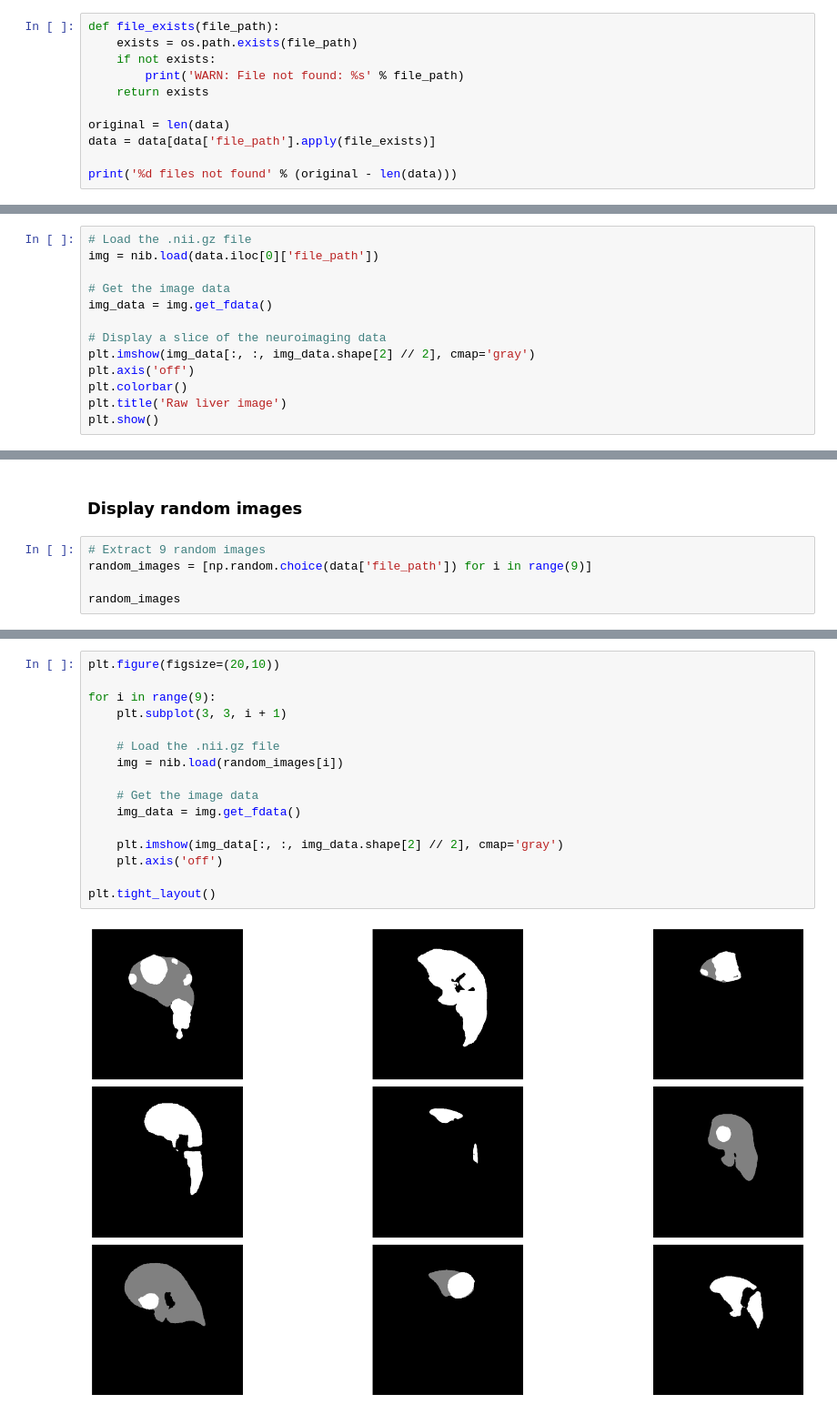
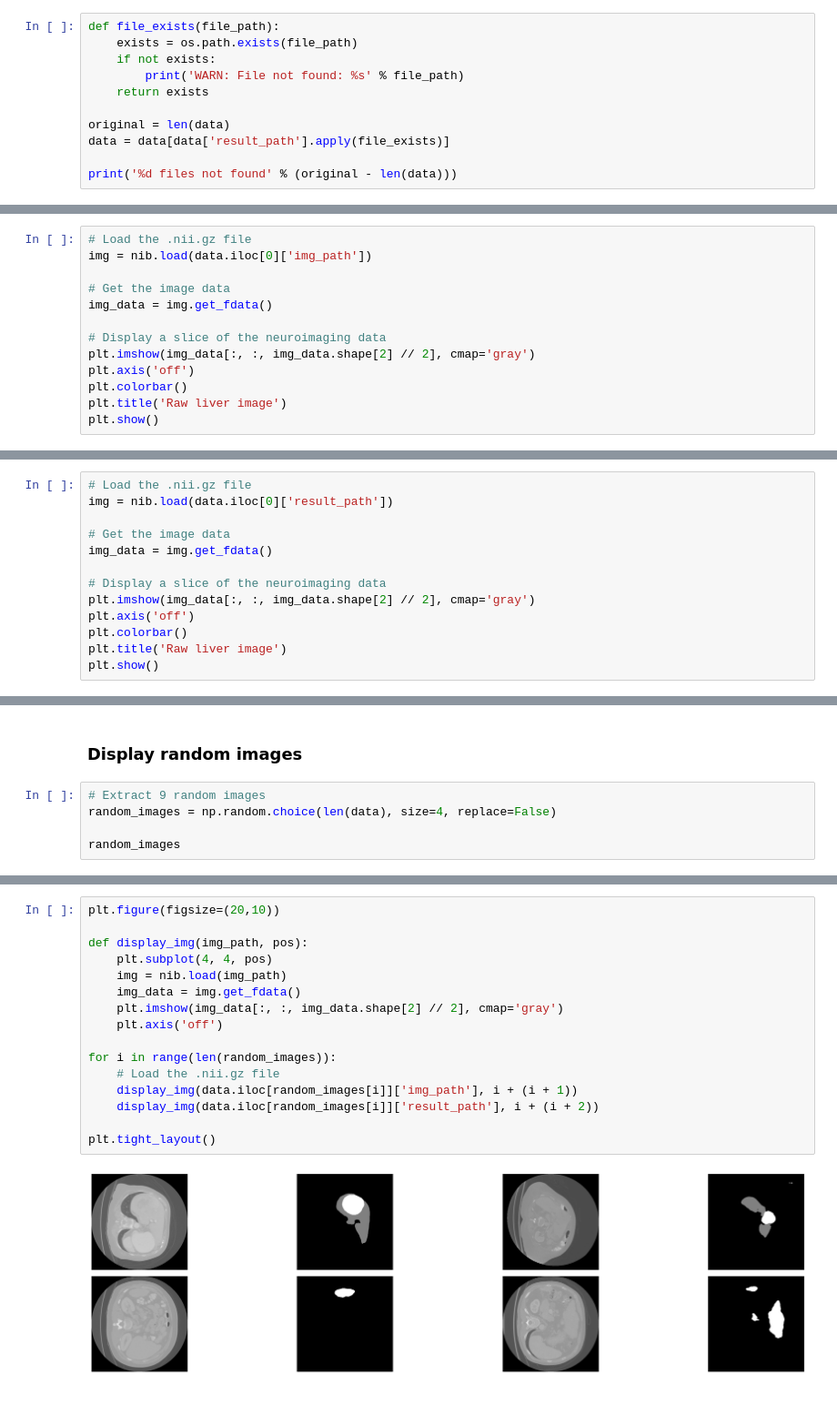
Before and after one commit to McSonk/2024-img-challenge, a Jupyter notebook: explanation.ipynb, the cells around one changed output, grey strips where cells are left out. Shown at 91% size. Saved outputs shown, nothing was run; the diff lists cells and outputs as text.

```diff
--- a/explanation.ipynb
+++ b/explanation.ipynb
@@ -102,7 +107,7 @@ def file_exists(file_path):
     return exists
 
 original = len(data)
-data = data[data['file_path'].apply(file_exists)]
+data = data[data['result_path'].apply(file_exists)]
 
 print('%d files not found' % (original - len(data)))
 # %% [output]
@@ -130,6 +121,6 @@ Display the first available image
 # %%
 # Load the .nii.gz file
-img = nib.load(data.iloc[0]['file_path'])
+img = nib.load(data.iloc[0]['img_path'])
 
 # Get the image data
 img_data = img.get_fdata()
@@ -144,0 +138,13 @@ plt.show()
+# %%
+# Load the .nii.gz file
+img = nib.load(data.iloc[0]['result_path'])
+
+# Get the image data
+img_data = img.get_fdata()
+
+# Display a slice of the neuroimaging data
+plt.imshow(img_data[:, :, img_data.shape[2] // 2], cmap='gray')
+plt.axis('off')
+plt.colorbar()
+plt.title('Raw liver image')
+plt.show()
@@ -146,7 +154,7 @@ plt.show()
 ### Display random images
 # %%
 # Extract 9 random images
-random_images = [np.random.choice(data['file_path']) for i in range(9)]
+random_images = np.random.choice(len(data), size=4, replace=False)
 
 random_images
 # %% [output]
@@ -162,20 +162,20 @@ random_images
 # %%
 plt.figure(figsize=(20,10))
 
-for i in range(9):
-    plt.subplot(3, 3, i + 1)
-
-    # Load the .nii.gz file
-    img = nib.load(random_images[i])
-
-    # Get the image data
+def display_img(img_path, pos):
+    plt.subplot(4, 4, pos)
+    img = nib.load(img_path)
     img_data = img.get_fdata()
-
     plt.imshow(img_data[:, :, img_data.shape[2] // 2], cmap='gray')
     plt.axis('off')
 
+for i in range(len(random_images)):
+    # Load the .nii.gz file
+    display_img(data.iloc[random_images[i]]['img_path'], i + (i + 1))
+    display_img(data.iloc[random_images[i]]['result_path'], i + (i + 2))
+
 plt.tight_layout()
 # %% [output]
-[figure, old version]
+[figure, new version]
 # %% [markdown]
 ![Dog Meme](https://i.pinimg.com/474x/81/9d/5d/819d5df2b9b8798e21aa5fc1becec80a--number--dog-memes.jpg)
```
Also changed, not shown: parts of 8 cells of this notebook.
